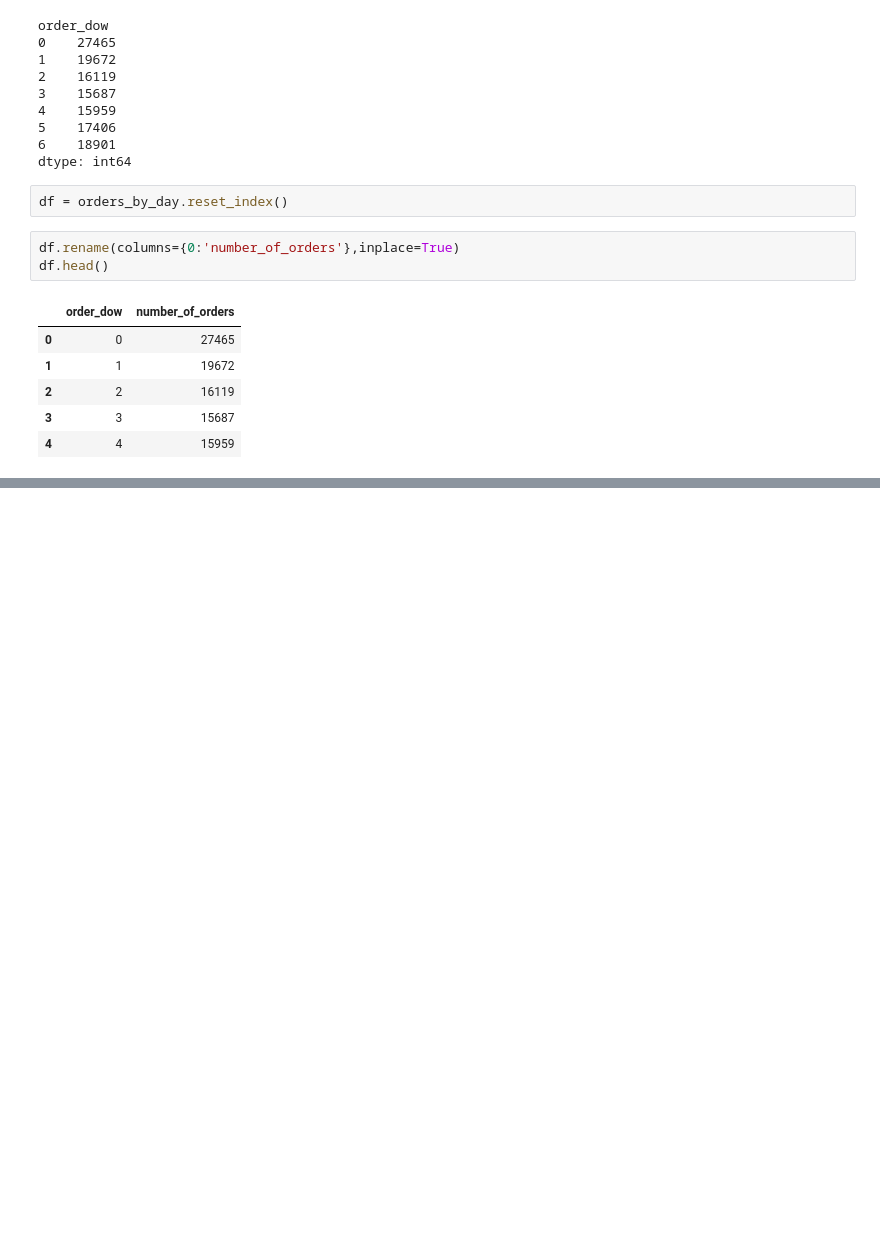
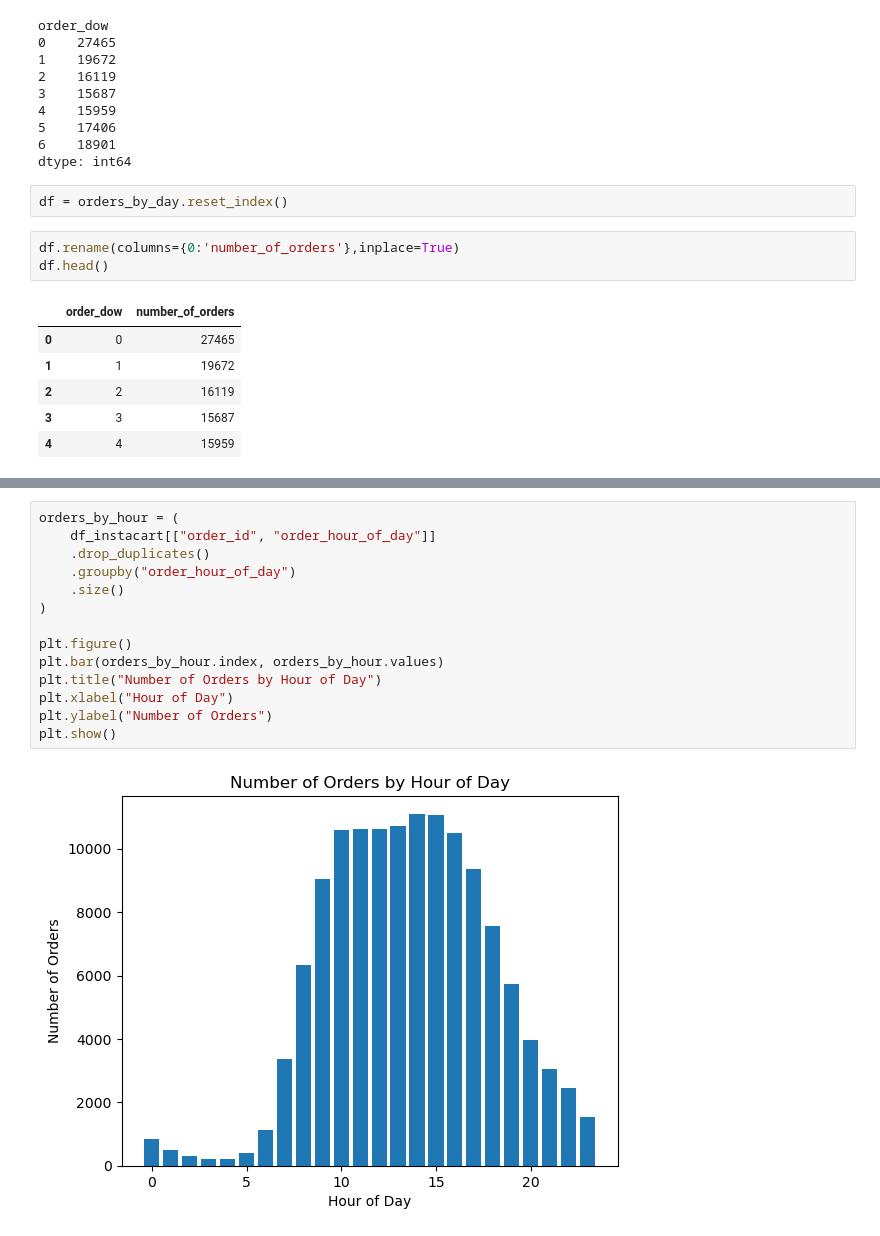
Before and after one commit to karamian-ani/data_analytics_with_python, a Jupyter notebook: notebooks/07_instacart_analysis.ipynb, the cells around one changed output, grey strips where cells are left out. Cells and saved outputs as stored; diff of their text form; blank space fills up the shorter version.

```diff
--- a/notebooks/07_instacart_analysis.ipynb
+++ b/notebooks/07_instacart_analysis.ipynb
@@ -129,0 +137,16 @@ plt.show()
+# %%
+orders_by_hour = (
+    df_instacart[["order_id", "order_hour_of_day"]]
+    .drop_duplicates()
+    .groupby("order_hour_of_day")
+    .size()
+)
+
+plt.figure()
+plt.bar(orders_by_hour.index, orders_by_hour.values)
+plt.title("Number of Orders by Hour of Day")
+plt.xlabel("Hour of Day")
+plt.ylabel("Number of Orders")
+plt.show()
+# %% [output]
+[figure, added]
```
Also changed, not shown: parts of 47 cells of this notebook.
